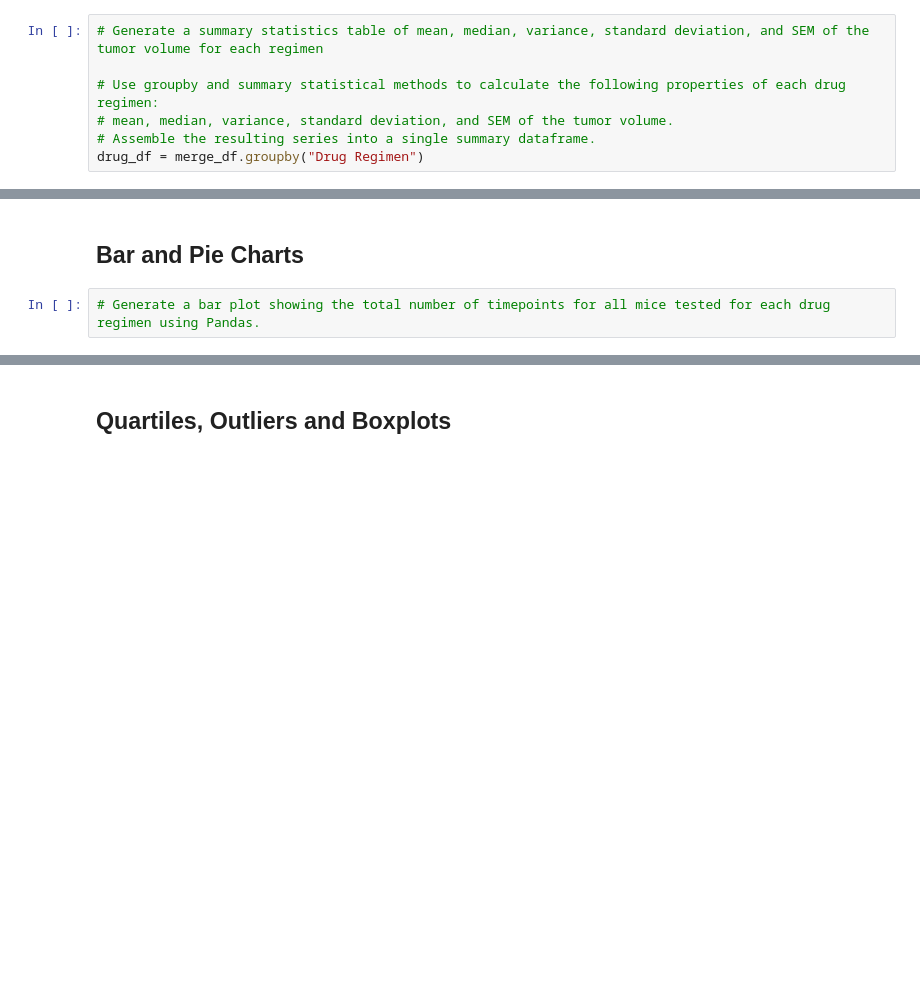
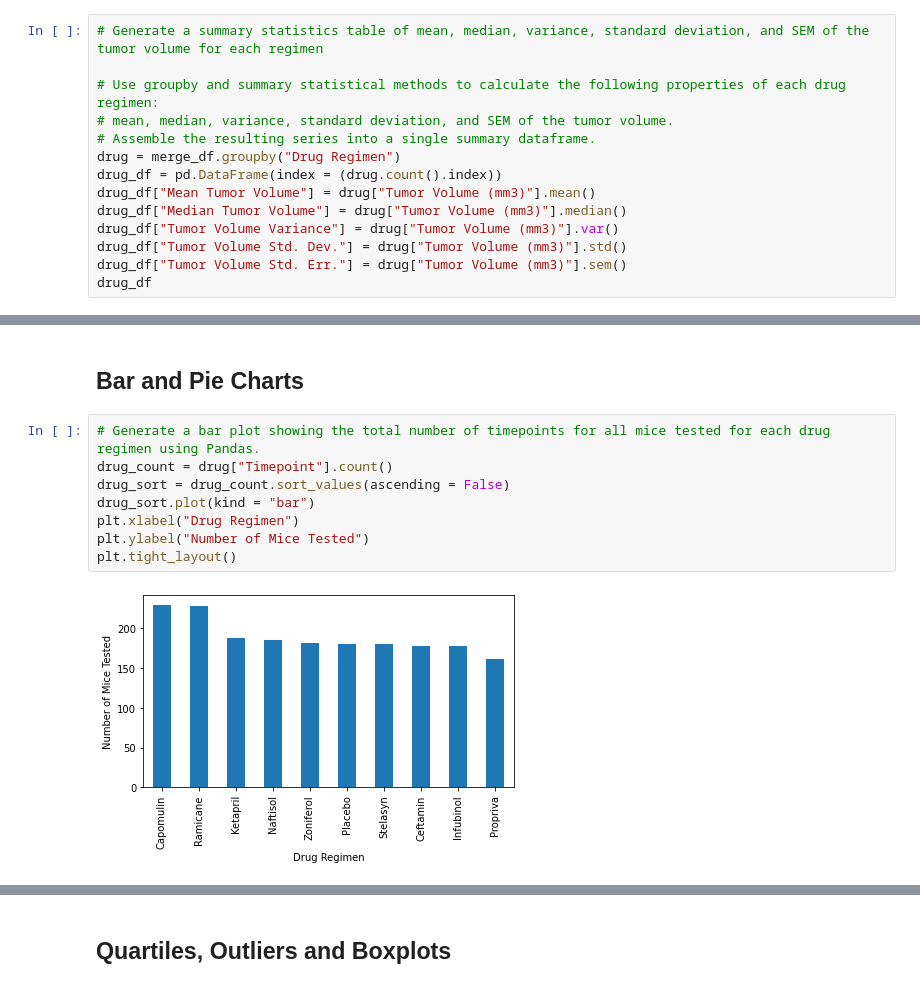
Before and after one commit to vishaalgupta/matplotlib-challenge, a Jupyter notebook: Pymaceuticals/pymaceuticals_starter.ipynb, the cells around one changed output, grey strips where cells are left out. Cells and saved outputs as stored; diff of their text form; blank space fills up the shorter version.

Commit message:
bar/pie charts

```diff
--- a/Pymaceuticals/pymaceuticals_starter.ipynb
+++ b/Pymaceuticals/pymaceuticals_starter.ipynb
@@ -83,5 +83,12 @@ len(mouse_df)
 # Use groupby and summary statistical methods to calculate the following properties of each drug regimen:
 # mean, median, variance, standard deviation, and SEM of the tumor volume.
 # Assemble the resulting series into a single summary dataframe.
-drug_df = merge_df.groupby("Drug Regimen")
+drug = merge_df.groupby("Drug Regimen")
+drug_df = pd.DataFrame(index = (drug.count().index))
+drug_df["Mean Tumor Volume"] = drug["Tumor Volume (mm3)"].mean()
+drug_df["Median Tumor Volume"] = drug["Tumor Volume (mm3)"].median()
+drug_df["Tumor Volume Variance"] = drug["Tumor Volume (mm3)"].var()
+drug_df["Tumor Volume Std. Dev."] = drug["Tumor Volume (mm3)"].std()
+drug_df["Tumor Volume Std. Err."] = drug["Tumor Volume (mm3)"].sem()
+drug_df
 # %% [output]
@@ -105,5 +127,13 @@ Name: Drug Regimen, dtype: int64
 ## Bar and Pie Charts
 # %%
 # Generate a bar plot showing the total number of timepoints for all mice tested for each drug regimen using Pandas.
+drug_count = drug["Timepoint"].count()
+drug_sort = drug_count.sort_values(ascending = False)
+drug_sort.plot(kind = "bar")
+plt.xlabel("Drug Regimen")
+plt.ylabel("Number of Mice Tested")
+plt.tight_layout()
+# %% [output]
+[figure, added]
 # %%
 # Generate a bar plot showing the total number of timepoints for all mice tested for each drug regimen using pyplot.
```
Also changed, not shown: parts of 5 cells of this notebook.
